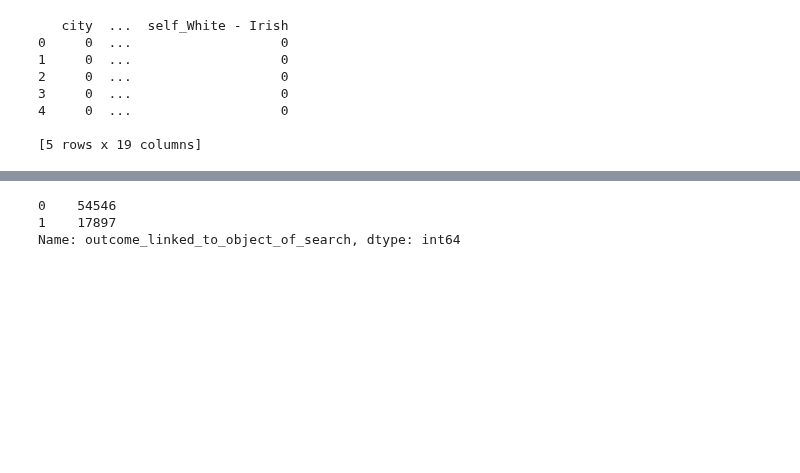
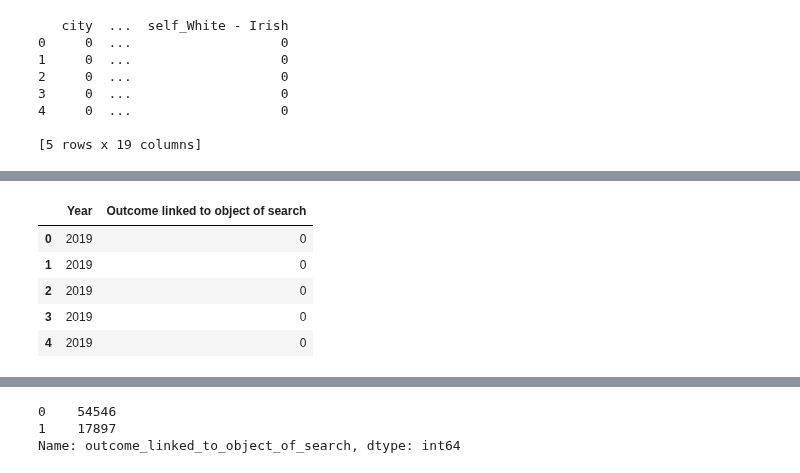
Before and after one commit to ah20776/CE888---Assignment, a Jupyter notebook: Ethnicity in UK Policing/newbias.ipynb, the cells around one changed output, grey strips where cells are left out. Drawn from its saved outputs; the diff is of its cells as text; code cells hidden in the pictures; blank space fills up the shorter version.

```diff
--- a/Ethnicity in UK Policing/newbias.ipynb
+++ b/Ethnicity in UK Policing/newbias.ipynb
@@ -498,0 +500,12 @@ annual_arrest.head()
+# %%
+arrest_19 = london19[['Year','Outcome linked to object of search']]
+arrest_19 = arrest_19.dropna()
+arrest_19['Outcome linked to object of search'] = labelencoder.fit_transform(arrest_19['Outcome linked to object of search'])
+arrest_19.head()
+# %% [output]
+|  | Year | Outcome linked to object of search |
+| 0 | 2019 | 0 |
+| 1 | 2019 | 0 |
+| 2 | 2019 | 0 |
+| 3 | 2019 | 0 |
+| 4 | 2019 | 0 |
```
Also changed, not shown: parts of 4 cells of this notebook.
